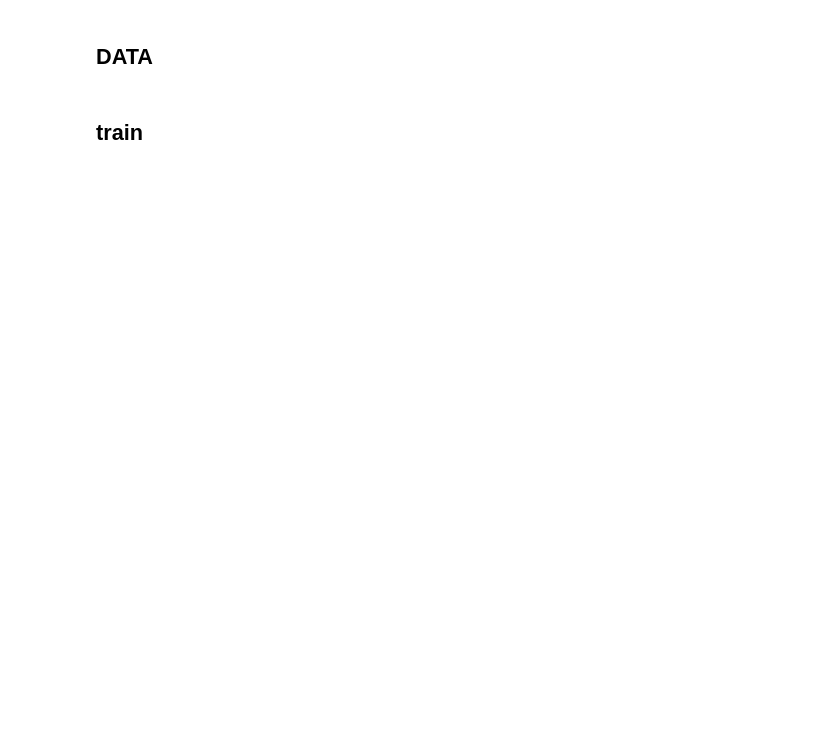
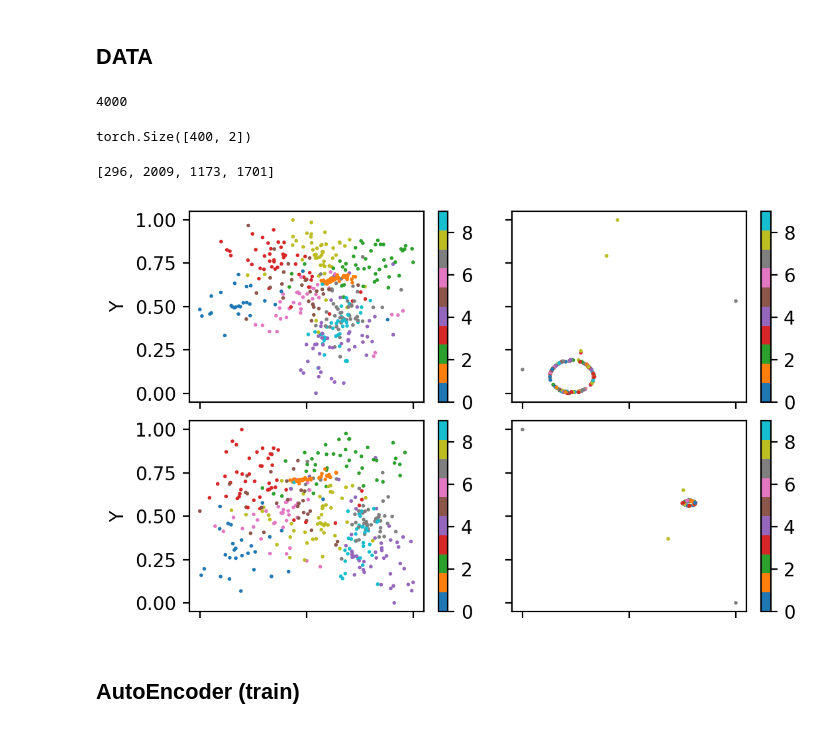
Before and after one commit to aeri206/dr-vae, a Jupyter notebook: project.ipynb, the cells around one changed output. Saved outputs shown, nothing was run; the diff lists cells and outputs as text; code cells hidden in the pictures; blank space fills up the shorter version.

```diff
--- a/project.ipynb
+++ b/project.ipynb
@@ -70,13 +78,15 @@ class DRPointData(Dataset):
         self.root_dir = root_dir
         self.valid = valid
         self.files = [_ for _ in os.listdir(root_dir) if _.endswith('.json')]
+        self.files = self.files[:4000]
 
     def __len__(self):
         return len(self.files)
 
     def __preproc__(self, file):
-        with open(file) as f:
-            np_points = np.array(json.load(f))
+        with open(file, encoding="UTF-8") as f:
+
+            np_points = np.array(json.load(f, strict=False))
             nbrs = NearestNeighbors(n_neighbors=11, algorithm='auto').fit(np_points)
             matrix = torch.from_numpy(nbrs.kneighbors_graph(np_points).toarray())
             points = torch.from_numpy(np_points)
@@ -84,13 +94,19 @@ class DRPointData(Dataset):
             min_val = torch.min(points, -2).values.view(1, -1)
             diff = max_val - min_val
             points = (points - min_val) / diff
-        return {'points': points,
+        return {'points': points, #[400, 2]
                'KNN':matrix}
 
     def __getitem__(self, idx):
         json_file = os.path.join(self.root_dir, self.files[idx])
         item = self.__preproc__(json_file)
         return item
+
+    def __filename__(self, idx):
+        return self.files[idx]
 # %%
-path = Path("data")
+path = Path("data_0610")
 train_dr = DRPointData(path)
+len(train_dr)
+# %% [output]
+4000
@@ -101,0 +115,3 @@ dataloader = DataLoader(dataset=train_dr, batch_size=64, drop_last=True)
+# %%
+with open('label.json') as f:
+    labels = np.array(json.load(f))
@@ -102,3 +120,28 @@ dataloader = DataLoader(dataset=train_dr, batch_size=64, drop_last=True)
+# %%
+fig, axes = plt.subplots(nrows=2, ncols=2, sharex=True, sharey=True,   gridspec_kw={'hspace': 0.1, 'wspace': 0.1})
+
+
+idx = []
+for i in range(4):
+    idx.append(random.randint(0, len(train_dr)))
+
+df0 = pd.DataFrame(points_data[idx[0]].numpy(), columns=['X', 'Y'])
+df1 = pd.DataFrame(points_data[idx[1]].numpy(), columns=['X', 'Y'])
+df2 = pd.DataFrame(points_data[idx[2]].numpy(), columns=['X', 'Y'])
+df3 = pd.DataFrame(points_data[idx[3]].numpy(), columns=['X', 'Y'])
+
+print(points_data[idx[0]].shape) #torch.Size([400, 2])
+
+df0.plot.scatter(x='X', y='Y', ax=axes[0,0], s=1, c=labels, cmap='tab10')
+df1.plot.scatter(x='X', y='Y', ax=axes[0,1], s=1, c=labels, cmap='tab10')
+df2.plot.scatter(x='X', y='Y', ax=axes[1,0], s=1, c=labels, cmap='tab10')
+df3.plot.scatter(x='X', y='Y', ax=axes[1,1], s=1, c=labels, cmap='tab10')
+
+idx
+# %% [output]
+torch.Size([400, 2])
+[296, 2009, 1173, 1701]
+[figure, added]
 # %% [markdown]
-## train
+## AutoEncoder (train)
 # %%
```
Also changed, not shown: parts of 29 cells of this notebook, 1 other file.
